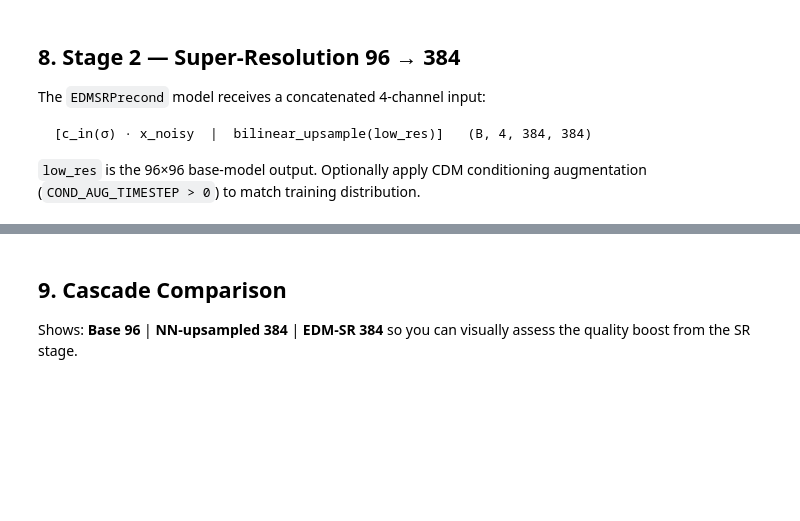
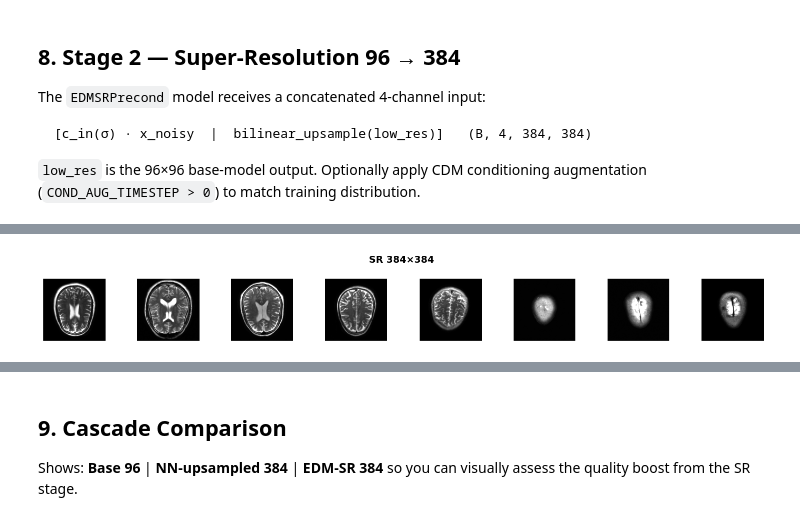
Before and after one commit to cbiguva/cascade_diffusion_mri, a Jupyter notebook: notebooks/sample_edm_mri_cascade.ipynb, the cells around one changed output, grey strips where cells are left out. Cells and saved outputs as stored; diff of their text form; code cells hidden in the pictures; blank space fills up the shorter version.

```diff
--- a/notebooks/sample_edm_mri_cascade.ipynb
+++ b/notebooks/sample_edm_mri_cascade.ipynb
@@ -488,0 +494,31 @@ Running SR cascade: 96×96 → 384×384
+# %%
+if sr_384 is not None:
+    mag_sr = mri_magnitude(sr_384)   # (N, 384, 384) in [0, 1]
+    n      = len(mag_sr)
+    ncol   = min(8, n)
+    nrows  = math.ceil(n / ncol)
+
+    fig, axes = plt.subplots(nrows, ncol,
+                             figsize=(ncol * 1.8, nrows * 1.8))
+    axes = np.array(axes).reshape(nrows, ncol)
+
+    for i in range(nrows):
+        for j in range(ncol):
+            ax  = axes[i, j]
+            ax.axis("off")
+            idx = i * ncol + j
+            if idx < n:
+                ax.imshow(mag_sr[idx], cmap="gray",
+                          interpolation="bilinear",
+                          vmin=0.0, vmax=0.6)
+
+    fig.suptitle(
+        f"SR 384×384 ",
+        fontsize=13, fontweight="bold"
+    )
+    plt.tight_layout()
+    plt.show()
+else:
+    print("ℹ️  sr_384 is None — run Stage 2 first.")
+# %% [output]
+[figure, added]
```
Also changed, not shown: parts of 11 cells of this notebook, 11 other files.
